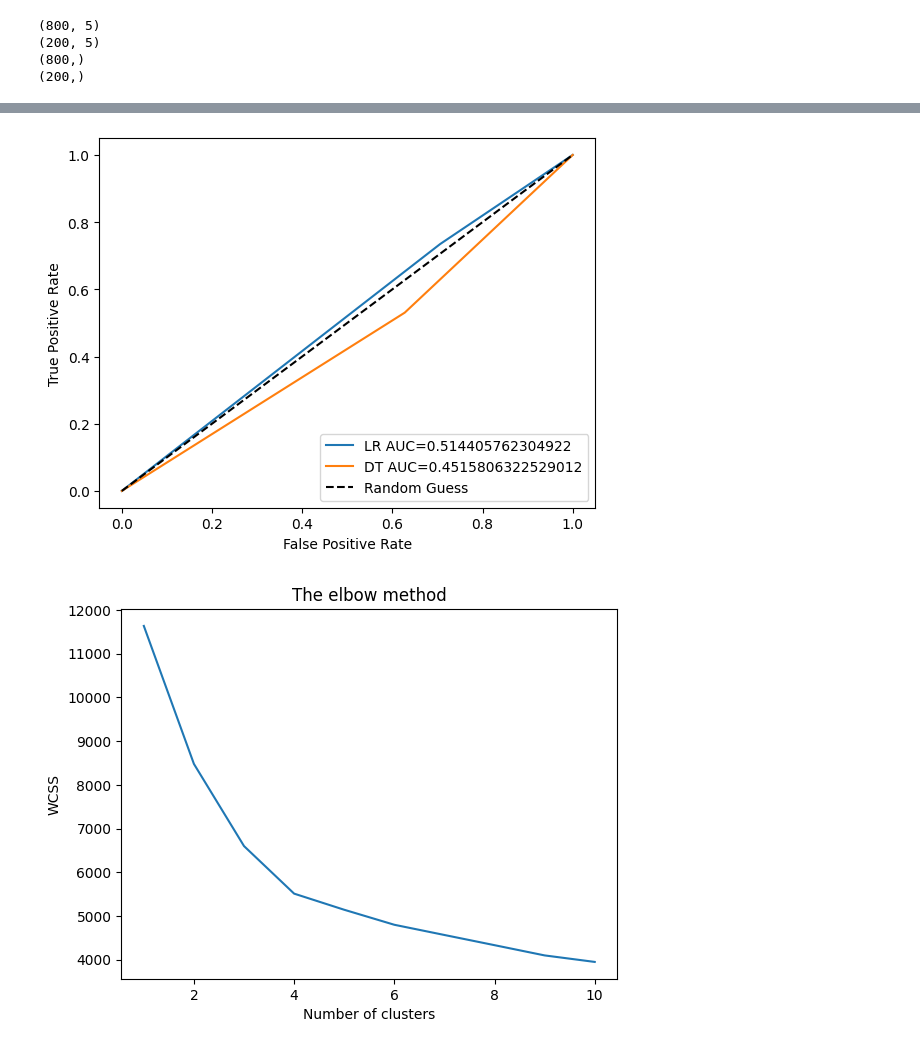
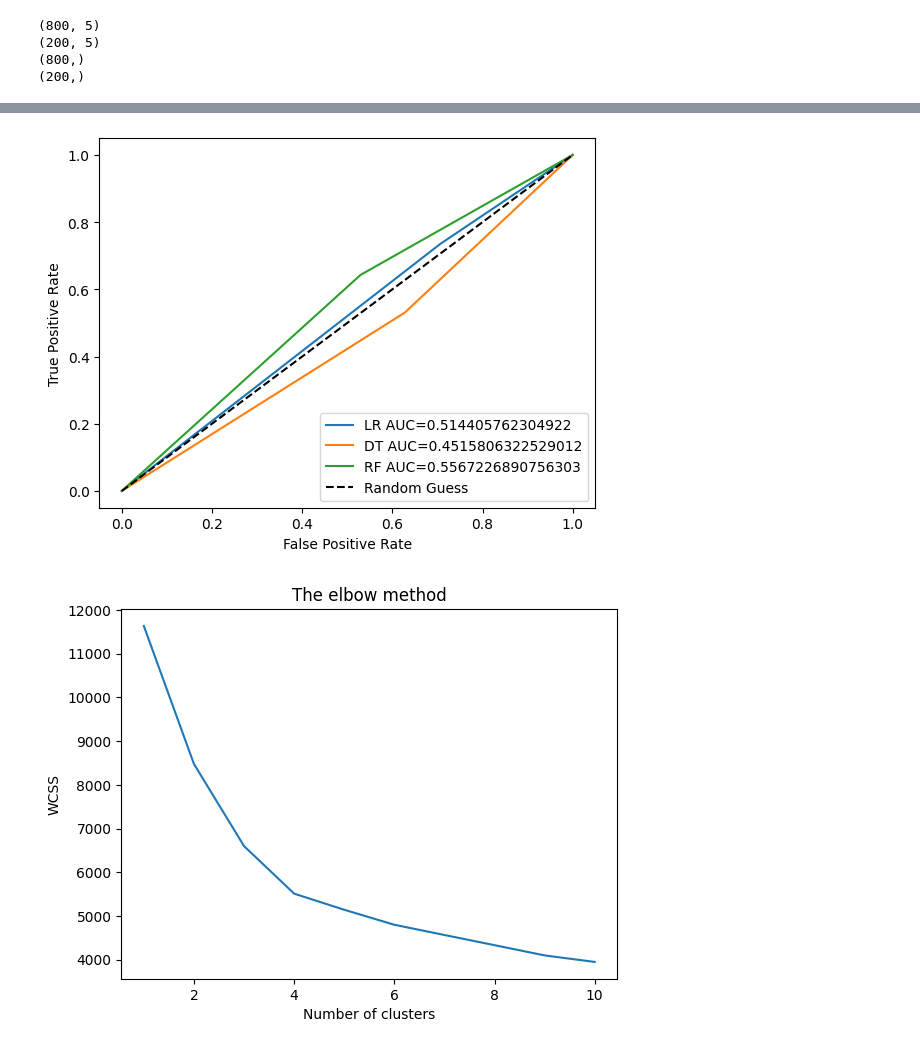
Before and after one commit to Altaryu/BUS0007_TermProject, a Jupyter notebook: BUS0007_TermProjectPredictiveStatistics_EGarl.ipynb, the cells around one changed output, grey strips where cells are left out. Drawn from its saved outputs; the diff is of its cells as text; code cells hidden in the pictures.

Commit message:
add randomforestclassifier

```diff
--- a/BUS0007_TermProjectPredictiveStatistics_EGarl.ipynb
+++ b/BUS0007_TermProjectPredictiveStatistics_EGarl.ipynb
@@ -107,6 +107,7 @@ print(y_test.shape)
 (200,)
 # %%
 from sklearn.linear_model import LogisticRegression
+from sklearn.ensemble import RandomForestClassifier
 from sklearn.tree import DecisionTreeClassifier
 from sklearn.model_selection import cross_val_score
 
@@ -120,10 +121,17 @@ dt_model=DecisionTreeClassifier(random_state=42)
 dt_model.fit(x_train, y_train)
 dt_pred=dt_model.predict(x_test)
 
+# Decision Tree
+rf_model=RandomForestClassifier(random_state=42)
+rf_model.fit(x_train, y_train)
+rf_pred=rf_model.predict(x_test)
+
 #Perform cross-validation on LR
 lr_scores=cross_val_score(lr_model, x_train, y_train, scoring='accuracy', cv=10)
 #Perform cross-validation on DT
 dt_scores=cross_val_score(dt_model, x_train, y_train, scoring='accuracy', cv=10)
+#Perform cross-validation on RF
+rf_scores=cross_val_score(dt_model, x_train, y_train, scoring='accuracy', cv=10)
 
 #Cross validation results
 print("LR 10-fold cross validation result:")
@@ -135,6 +143,11 @@ print("DT 10-fold cross validation result:")
 print("----------------------------")
 print("Accuracy is {}".format((dt_scores))+"\n")
 print("Average Accuracy is {}".format(np.mean(dt_scores))+"\n")
+
+print("RF 10-fold cross validation result:")
+print("----------------------------")
+print("Accuracy is {}".format((rf_scores))+"\n")
+print("Average Accuracy is {}".format(np.mean(rf_scores))+"\n")
 # %% [output]
 LR 10-fold cross validation result:
 ----------------------------
@@ -208,26 +251,32 @@ False Negative (FN) =  46
 # %%
 from sklearn.metrics import roc_curve, auc
 
 # Define Logistic Regression metrics
 lr_probs=lr_model.predict_proba(x_test)[:,1]
 lr_fpr, lr_tpr, _=roc_curve(y_test, lr_pred)
 lr_auc=auc(lr_fpr, lr_tpr)
 
 # Define Decision Tree metrics
 dt_probs=dt_model.predict_proba(x_test)[:,1]
 dt_fpr, dt_tpr, _=roc_curve(y_test, dt_pred)
 dt_auc=auc(dt_fpr, dt_tpr)
 
+# Define Random Forest metrics
+rf_probs=rf_model.predict_proba(x_test)[:,1]
+rf_fpr, rf_tpr, _=roc_curve(y_test, rf_pred)
+rf_auc=auc(rf_fpr, rf_tpr)
+
 #Create ROC curve comparison
-plt.plot(lr_fpr, lr_tpr, label="LR AUC="+str(lr_auc))
-plt.plot(dt_fpr, dt_tpr, label="DT AUC="+str(dt_auc))
+plt.plot(lr_fpr, lr_tpr, label=f"LR AUC={lr_auc}")
+plt.plot(dt_fpr, dt_tpr, label=f"DT AUC={dt_auc}")
+plt.plot(rf_fpr, rf_tpr, label=f"RF AUC={rf_auc}")
 plt.plot([0, 1], [0, 1], 'k--', label='Random Guess')
 plt.ylabel('True Positive Rate')
 plt.xlabel('False Positive Rate')
 plt.legend(loc=4)
 plt.show()
 # %% [output]
-[figure, old version]
+[figure, new version]
 # %%
 #Implementing Clustering
 from sklearn.cluster import KMeans
```
Also changed, not shown: parts of 3 cells of this notebook.
